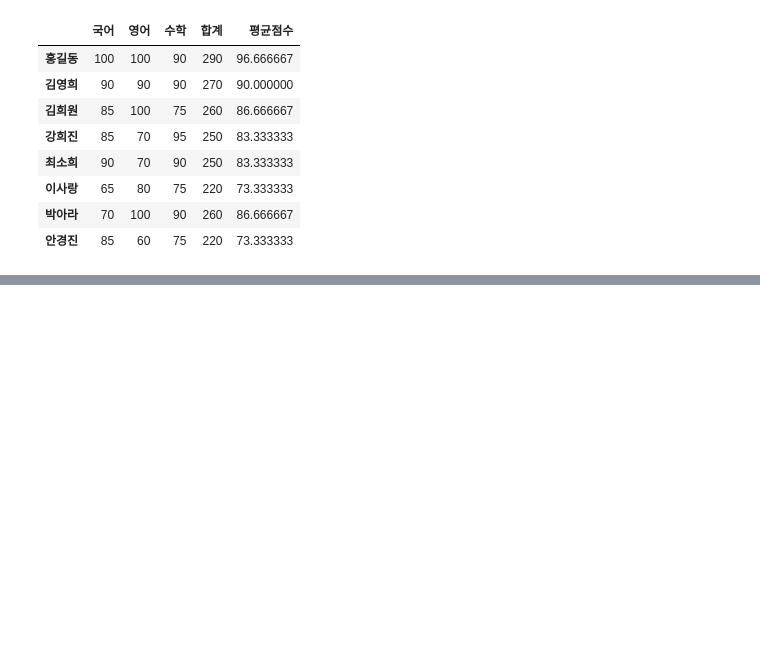
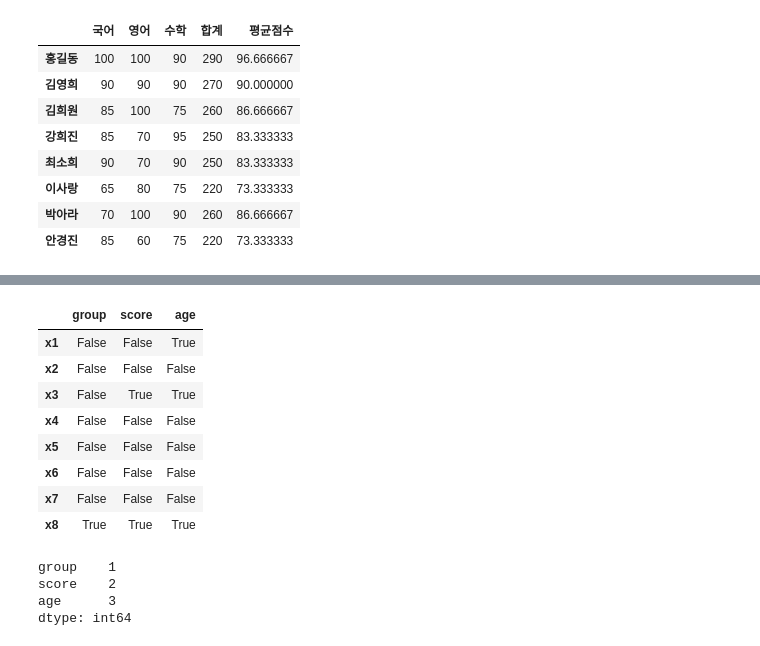
Before and after one commit to junghunam/2023.AI, a Jupyter notebook: 파이썬_성장기.ipynb, the cells around one changed output, grey strips where cells are left out. Drawn from its saved outputs; the diff is of its cells as text; code cells hidden in the pictures; blank space fills up the shorter version.

```diff
--- a/파이썬_성장기.ipynb
+++ b/파이썬_성장기.ipynb
@@ -1018,0 +1075,19 @@ df
+# %%
+df.isnull() #결측치 True / 아닌것 False
+# %% [output]
+|  | group | score | age |
+| x1 | False | False | True |
+| x2 | False | False | False |
+| x3 | False | True | True |
+| x4 | False | False | False |
+| x5 | False | False | False |
+| x6 | False | False | False |
+| x7 | False | False | False |
+| x8 | True | True | True |
+# %%
+df.isnull().sum()
+# %% [output]
+group    1
+score    2
+age      3
+dtype: int64
```
Also changed, not shown: parts of 35 cells of this notebook.
